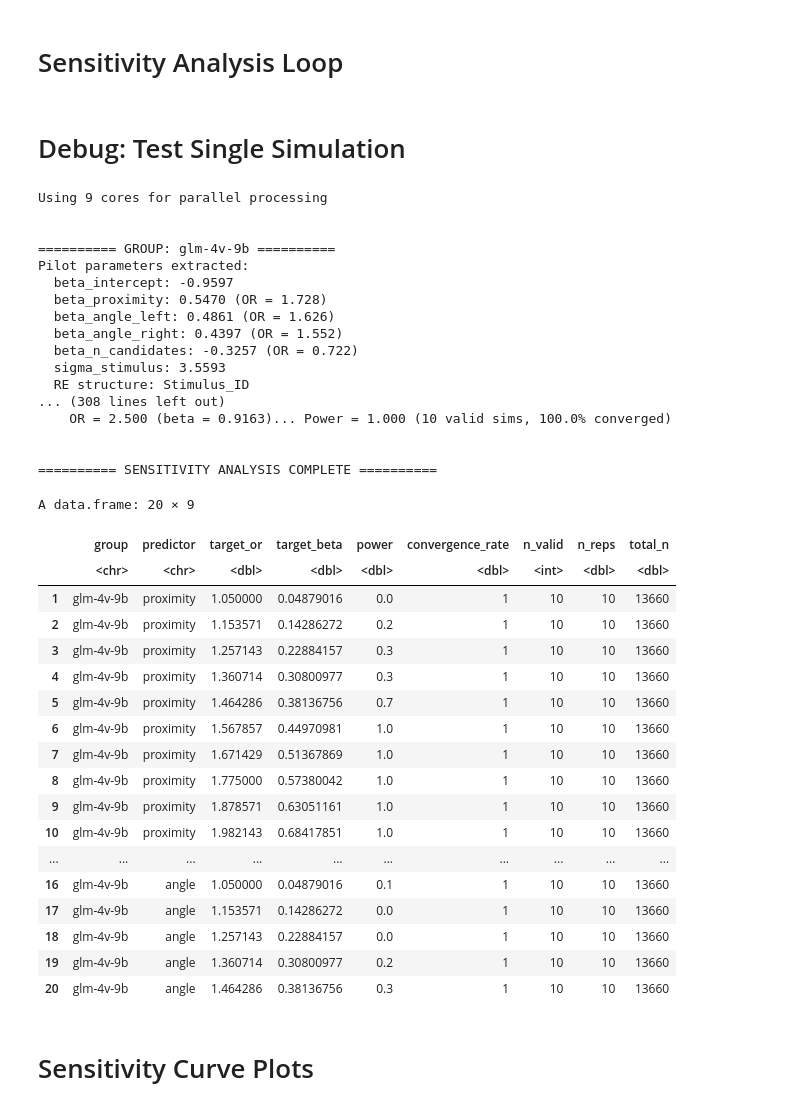
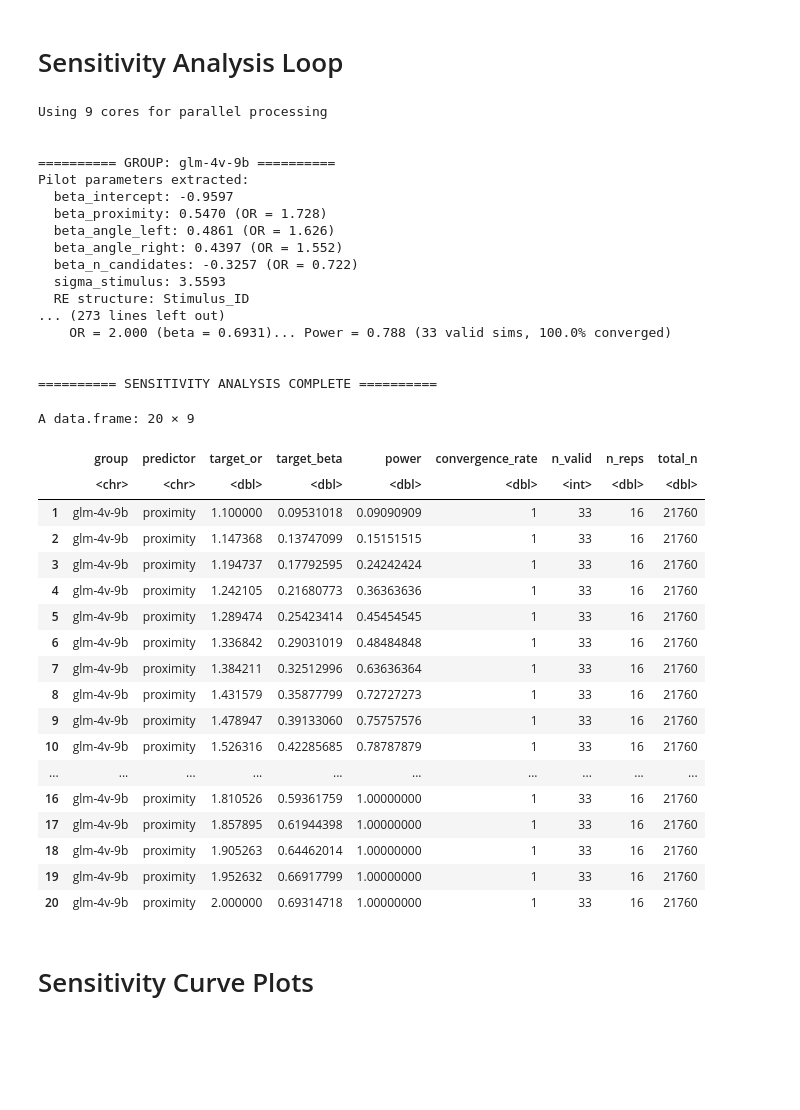
Before and after one commit to grow-ai-like-a-child/referential-gaze, a Jupyter notebook: power_analysis.ipynb, the cells around one changed output. Cells and saved outputs as stored; diff of their text form; code cells hidden in the pictures; blank space fills up the shorter version.

```diff
--- a/power_analysis.ipynb
+++ b/power_analysis.ipynb
@@ -85,14 +85,14 @@ api_to_name <- list(
 )
 
 # SENSITIVITY ANALYSIS CONSTANTS
-N_SIMULATIONS <- 10             # Number of Monte Carlo simulations per effect size
+N_SIMULATIONS <- 33             # Number of Monte Carlo simulations per effect size
 ALPHA <- 0.05                   # Significance level for hypothesis testing
-N_REPS_FIXED <- 10              # Fixed sample size at maximum capacity
+N_REPS_FIXED <- 16              # Fixed sample size at maximum capacity
 
 # Define effect size range (Odds Ratios)
-OR_MIN <- 1.05                  # Minimum OR (tiny effect)
-OR_MAX <- 2.5                   # Maximum OR (large effect)
-OR_STEPS <- 15                  # Number of effect sizes to test
+OR_MIN <- 1.1                  # Minimum OR (tiny effect)
+OR_MAX <- 2.0                   # Maximum OR (large effect)
+OR_STEPS <- 20                  # Number of effect sizes to test
 OR_SEQUENCE <- seq(OR_MIN, OR_MAX, length.out = OR_STEPS)
 
 STIMULI_PATH <- "./stimuli_1763865486.csv"  # Stimuli file (use existing file for now)
@@ -135,12 +135,13 @@ stimuli_df_all$offset_logit <- qlogis(stimuli_df_all$Wrongness_exp / stimuli_df_
 # CRITICAL: Flip Proximity to match pilot (4 - Proximity)
 stimuli_df_all$Proximity <- 4 - stimuli_df_all$Proximity
 
-# Filter for NEW stimuli only: Site != Site0 & HeadTarget == -1
-stimuli_df <- stimuli_df_all %>% filter(Site != "Site0")
+# Filter for NEW stimuli only: Site != Site0 and not attention checks
+stimuli_df <- stimuli_df_all %>% filter(Site != "Site0" & list_id != -1)
 
 # Validation checks
 cat(sprintf("Total stimuli in file: %d\n", nrow(stimuli_df_all)))
-cat(sprintf("Power analysis stimulus set size (Site != Site0): %d\n", nrow(stimuli_df)))
+cat(sprintf("Power analysis stimulus set size (Site != Site0 and list_id != -1): %d\n", nrow(stimuli_df)))
+stopifnot(nrow(stimuli_df) == 1360)
 
 cat(sprintf("Proximity values: %s\n", paste(sort(unique(stimuli_df$Proximity)), collapse=", ")))
 cat(sprintf("Angle values: %s\n", paste(levels(stimuli_df$Angle), collapse=", ")))
@@ -474,15 +475,13 @@ simulate_new_experiment <- function(n_reps, stimuli_df, pilot_params, sim_id = 1
     singular = singular
   )
 }
-# %% [markdown]
-# Debug: Test Single Simulation
 # %%
 # Sensitivity analysis: Loop over groups, predictors, and effect sizes
 n_cores <- detectCores() - 1
 cat(sprintf("Using %d cores for parallel processing\n\n", n_cores))
 
 # Define predictors to test
-PREDICTORS_TO_TEST <- c("proximity", "angle", "n_candidates")
+PREDICTORS_TO_TEST <- c("proximity", "angle")
 
 # Initialize results storage
 sensitivity_results <- list()
@@ -557,8 +556,6 @@ for (target_group in GROUP_LIST) {
         p_values_target <- p_values_proximity
       } else if (predictor == "angle") {
         p_values_target <- p_values_angle
-      } else if (predictor == "n_candidates") {
-        p_values_target <- p_values_n_candidates
       }
 
       # Only calculate power if we have valid simulations
@@ -588,51 +585,51 @@ for (target_group in GROUP_LIST) {
       )
     }
     cat("\n")
   }
 }
 
 cat("\n========== SENSITIVITY ANALYSIS COMPLETE ==========\n")
 
 # Convert results to dataframe
 sensitivity_df <- do.call(rbind, lapply(sensitivity_results, as.data.frame))
 head(sensitivity_df, 20)
 # %% [output]
 Using 9 cores for parallel processing
 
 
 ========== GROUP: glm-4v-9b ==========
 Pilot parameters extracted:
   beta_intercept: -0.9597
   beta_proximity: 0.5470 (OR = 1.728)
   beta_angle_left: 0.4861 (OR = 1.626)
   beta_angle_right: 0.4397 (OR = 1.552)
   beta_n_candidates: -0.3257 (OR = 0.722)
   sigma_stimulus: 3.5593
   RE structure: Stimulus_ID
-... (308 lines left out)
-    OR = 2.500 (beta = 0.9163)... Power = 1.000 (10 valid sims, 100.0% converged)
+... (273 lines left out)
+    OR = 2.000 (beta = 0.6931)... Power = 0.788 (33 valid sims, 100.0% converged)
 
 
 ========== SENSITIVITY ANALYSIS COMPLETE ==========
 A data.frame: 20 × 9
 |  | group | predictor | target_or | target_beta | power | convergence_rate | n_valid | n_reps | total_n |
 |  | <chr> | <chr> | <dbl> | <dbl> | <dbl> | <dbl> | <int> | <dbl> | <dbl> |
-| 1 | glm-4v-9b | proximity | 1.050000 | 0.04879016 | 0.0 | 1 | 10 | 10 | 13660 |
-| 2 | glm-4v-9b | proximity | 1.153571 | 0.14286272 | 0.2 | 1 | 10 | 10 | 13660 |
-| 3 | glm-4v-9b | proximity | 1.257143 | 0.22884157 | 0.3 | 1 | 10 | 10 | 13660 |
-| 4 | glm-4v-9b | proximity | 1.360714 | 0.30800977 | 0.3 | 1 | 10 | 10 | 13660 |
-| 5 | glm-4v-9b | proximity | 1.464286 | 0.38136756 | 0.7 | 1 | 10 | 10 | 13660 |
-| 6 | glm-4v-9b | proximity | 1.567857 | 0.44970981 | 1.0 | 1 | 10 | 10 | 13660 |
-| 7 | glm-4v-9b | proximity | 1.671429 | 0.51367869 | 1.0 | 1 | 10 | 10 | 13660 |
-| 8 | glm-4v-9b | proximity | 1.775000 | 0.57380042 | 1.0 | 1 | 10 | 10 | 13660 |
-| 9 | glm-4v-9b | proximity | 1.878571 | 0.63051161 | 1.0 | 1 | 10 | 10 | 13660 |
-| 10 | glm-4v-9b | proximity | 1.982143 | 0.68417851 | 1.0 | 1 | 10 | 10 | 13660 |
+| 1 | glm-4v-9b | proximity | 1.100000 | 0.09531018 | 0.09090909 | 1 | 33 | 16 | 21760 |
+| 2 | glm-4v-9b | proximity | 1.147368 | 0.13747099 | 0.15151515 | 1 | 33 | 16 | 21760 |
+| 3 | glm-4v-9b | proximity | 1.194737 | 0.17792595 | 0.24242424 | 1 | 33 | 16 | 21760 |
+| 4 | glm-4v-9b | proximity | 1.242105 | 0.21680773 | 0.36363636 | 1 | 33 | 16 | 21760 |
+| 5 | glm-4v-9b | proximity | 1.289474 | 0.25423414 | 0.45454545 | 1 | 33 | 16 | 21760 |
+| 6 | glm-4v-9b | proximity | 1.336842 | 0.29031019 | 0.48484848 | 1 | 33 | 16 | 21760 |
+| 7 | glm-4v-9b | proximity | 1.384211 | 0.32512996 | 0.63636364 | 1 | 33 | 16 | 21760 |
+| 8 | glm-4v-9b | proximity | 1.431579 | 0.35877799 | 0.72727273 | 1 | 33 | 16 | 21760 |
+| 9 | glm-4v-9b | proximity | 1.478947 | 0.39133060 | 0.75757576 | 1 | 33 | 16 | 21760 |
+| 10 | glm-4v-9b | proximity | 1.526316 | 0.42285685 | 0.78787879 | 1 | 33 | 16 | 21760 |
 | ... | ... | ... | ... | ... | ... | ... | ... | ... | ... |
-| 16 | glm-4v-9b | angle | 1.050000 | 0.04879016 | 0.1 | 1 | 10 | 10 | 13660 |
-| 17 | glm-4v-9b | angle | 1.153571 | 0.14286272 | 0.0 | 1 | 10 | 10 | 13660 |
-| 18 | glm-4v-9b | angle | 1.257143 | 0.22884157 | 0.0 | 1 | 10 | 10 | 13660 |
-| 19 | glm-4v-9b | angle | 1.360714 | 0.30800977 | 0.2 | 1 | 10 | 10 | 13660 |
-| 20 | glm-4v-9b | angle | 1.464286 | 0.38136756 | 0.3 | 1 | 10 | 10 | 13660 |
+| 16 | glm-4v-9b | proximity | 1.810526 | 0.59361759 | 1.00000000 | 1 | 33 | 16 | 21760 |
+| 17 | glm-4v-9b | proximity | 1.857895 | 0.61944398 | 1.00000000 | 1 | 33 | 16 | 21760 |
+| 18 | glm-4v-9b | proximity | 1.905263 | 0.64462014 | 1.00000000 | 1 | 33 | 16 | 21760 |
+| 19 | glm-4v-9b | proximity | 1.952632 | 0.66917799 | 1.00000000 | 1 | 33 | 16 | 21760 |
+| 20 | glm-4v-9b | proximity | 2.000000 | 0.69314718 | 1.00000000 | 1 | 33 | 16 | 21760 |
 # %% [markdown]
 # Sensitivity Curve Plots
 # %%
```
Also changed, not shown: parts of 4 cells of this notebook, 3 other files.
